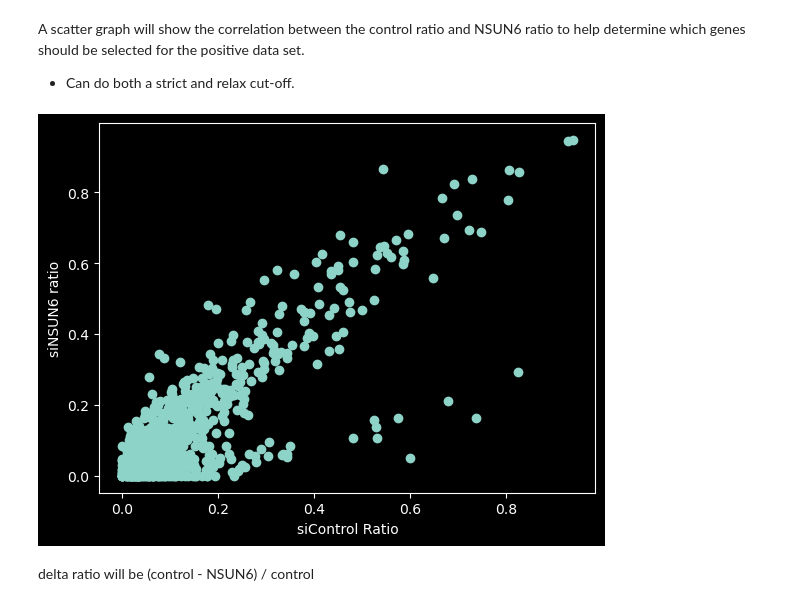
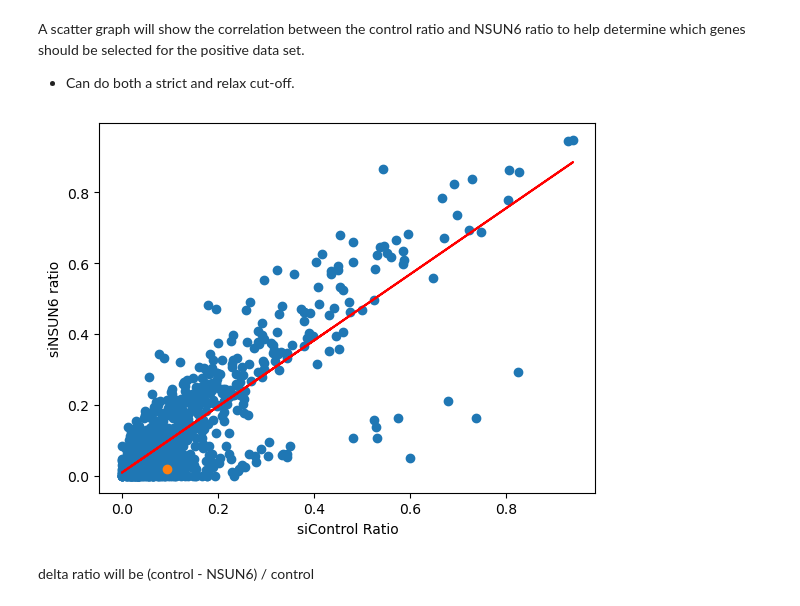
Before and after one commit to EvenJoels/MLRNAProject, a Jupyter notebook: UBS-SeqDemoTask/sequence_extraction.ipynb, the cells around one changed output. Cells and saved outputs as stored; diff of their text form; code cells hidden in the pictures.

Commit message:
Ratio threshold determining

```diff
--- a/UBS-SeqDemoTask/sequence_extraction.ipynb
+++ b/UBS-SeqDemoTask/sequence_extraction.ipynb
@@ -37,12 +38,21 @@ Filtered data contains 1605 genes out of an initial 2140 genes, a 75.00% retenti
 # %% [markdown]
 A scatter graph will show the correlation between the control ratio and NSUN6 ratio to help determine which genes should be selected for the positive data set.
 - Can do both a strict and relax cut-off.
-# %%
-plt.scatter(ubsseq_data_significant['ratio_siControl'], ubsseq_data_significant['ratio_siNSUN6'])
-plt.xlabel('siControl Ratio')
-plt.ylabel('siNSUN6 ratio')
-plt.show()
-# %% [output]
-[figure, removed]
+# %%
+plt.scatter(ubsseq_data_significant['ratio_siControl'], ubsseq_data_significant['ratio_siNSUN6'], label='Data Points')
+plt.xlabel('siControl Ratio')
+plt.ylabel('siNSUN6 ratio')
+
+a, b = np.polyfit(ubsseq_data_significant['ratio_siControl'], ubsseq_data_significant['ratio_siNSUN6'], 1)
+plt.plot(ubsseq_data_significant['ratio_siControl'], a * np.array(ubsseq_data_significant['ratio_siControl']) + b, color='red', label='Line of Best Fit')
+
+# Joel's Test for Understanding
+#gene_search = ubsseq_data_significant[ubsseq_data_significant['gene_name'] == "ENSG00000083444(PLOD1)"]
+gene_search = ubsseq_data_significant[ubsseq_data_significant['delta_ratio'] > 0.7]
+plt.scatter(gene_search['ratio_siControl'], gene_search['ratio_siNSUN6'], label='Gene Search')
+
+plt.show()
+# %% [output]
+[figure, added]
 # %% [markdown]
 delta ratio will be (control - NSUN6) / control
```
Also changed, not shown: parts of 2 cells of this notebook.
